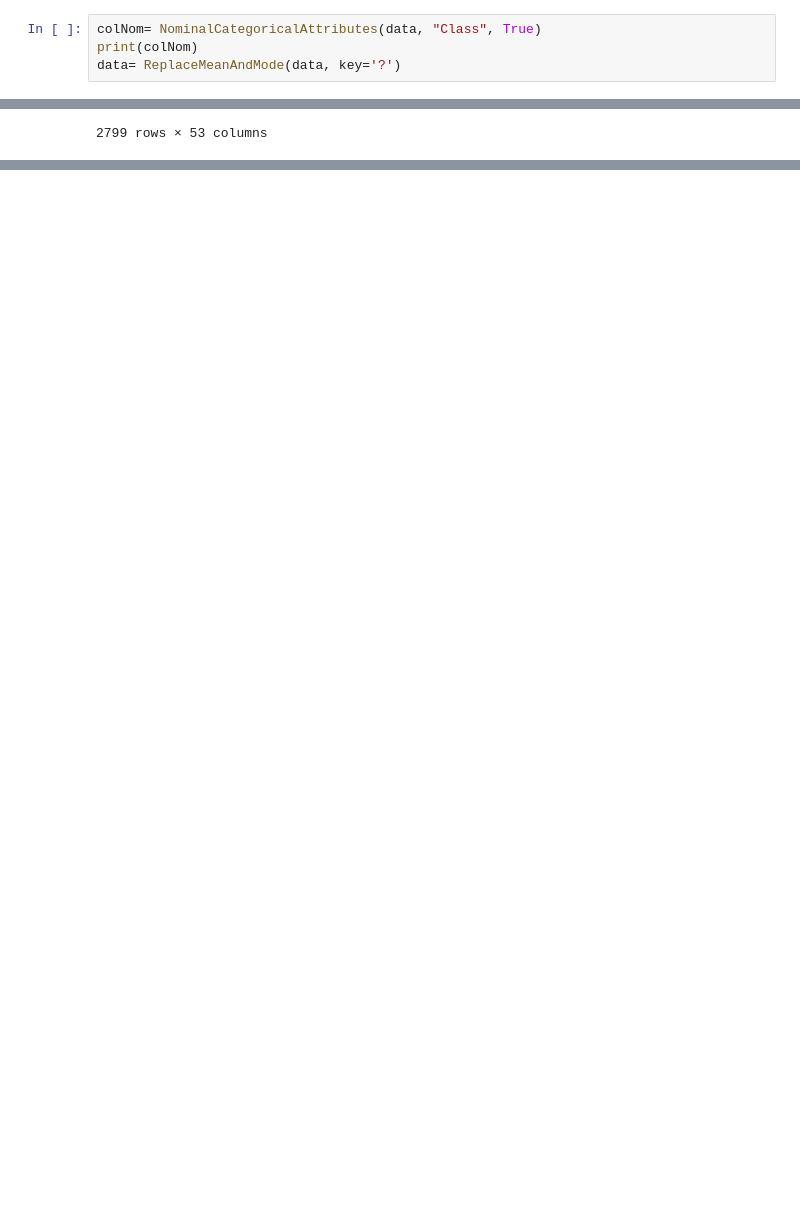
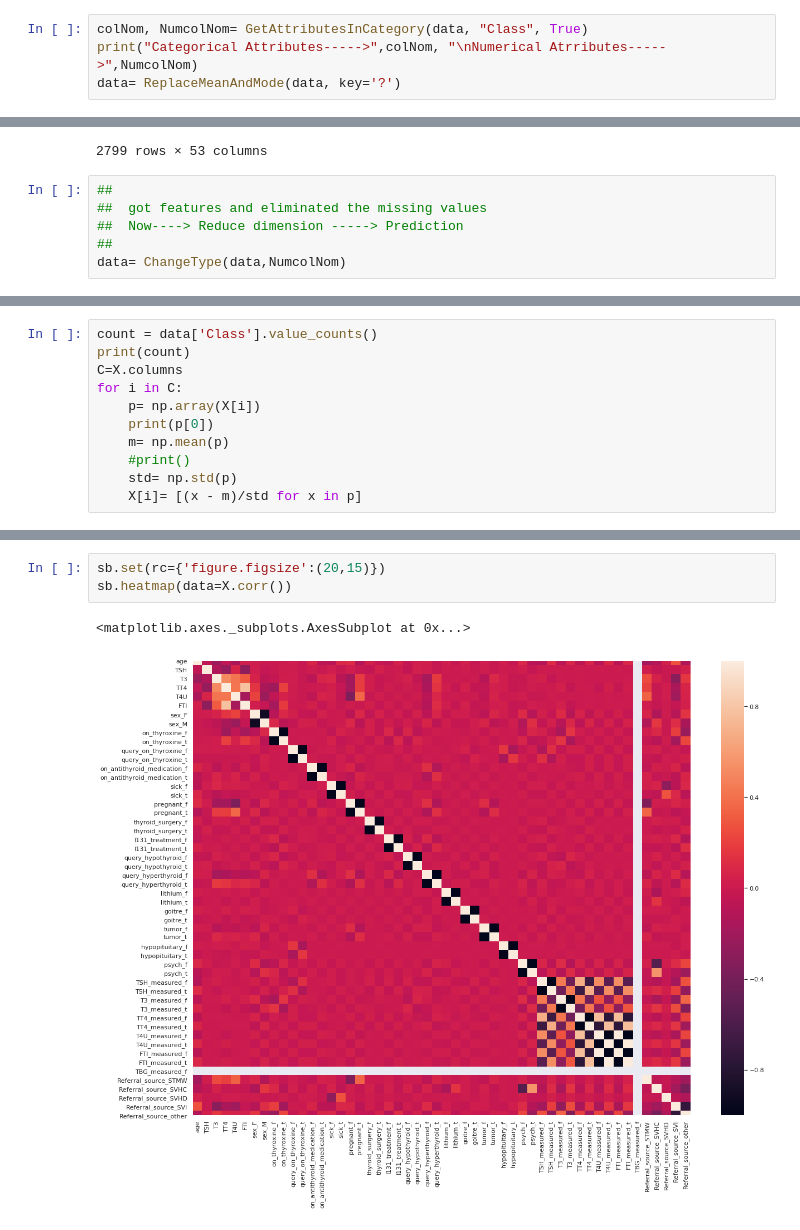
Before and after one commit to bionic-brahma/mllibbydev, a Jupyter notebook: Thyroid_disease_problem/Thyroid_Disease_Prediction_Notebook.ipynb, the cells around one changed output, grey strips where cells are left out. Cells and saved outputs as stored; diff of their text form; blank space fills up the shorter version.

```diff
--- a/Thyroid_disease_problem/Thyroid_Disease_Prediction_Notebook.ipynb
+++ b/Thyroid_disease_problem/Thyroid_Disease_Prediction_Notebook.ipynb
@@ -147,7 +135,7 @@ def ChangeType(dataset):
 
     return data
 # %%
-colNom= NominalCategoricalAttributes(data, "Class", True)
-print(colNom)
+colNom, NumcolNom= GetAttributesInCategory(data, "Class", True)
+print("Categorical Attributes----->",colNom, "\nNumerical Atrributes----->",NumcolNom)
 data= ReplaceMeanAndMode(data, key='?')
 # %% [output]
@@ -193,3 +182,9 @@ data
 | 2797 | 60 | 1.4 | 2.02475 | 100 | 0.83 | 121 | negative | 1 | 0 | 1 | ... |
 | 2798 | 81 | 1.2 | 1.5 | 114 | 0.99 | 115 | negative | 1 | 0 | 1 | ... |
 2799 rows × 53 columns
+# %%
+##
+##  got features and eliminated the missing values
+##  Now----> Reduce dimension -----> Prediction
+##
+data= ChangeType(data,NumcolNom)
@@ -234,0 +231,11 @@ Name: Class, Length: 2799, dtype: object
+# %%
+count = data['Class'].value_counts()
+print(count)
+C=X.columns
+for i in C:
+    p= np.array(X[i])
+    print(p[0])
+    m= np.mean(p)
+    #print()
+    std= np.std(p)
+    X[i]= [(x - m)/std for x in p]
@@ -234,0 +317,6 @@ Name: Class, Length: 2799, dtype: object
+# %%
+sb.set(rc={'figure.figsize':(20,15)})
+sb.heatmap(data=X.corr())
+# %% [output]
+<matplotlib.axes._subplots.AxesSubplot at 0x...>
+[figure, added]
```
Also changed, not shown: parts of 19 cells of this notebook, 12 other files.
